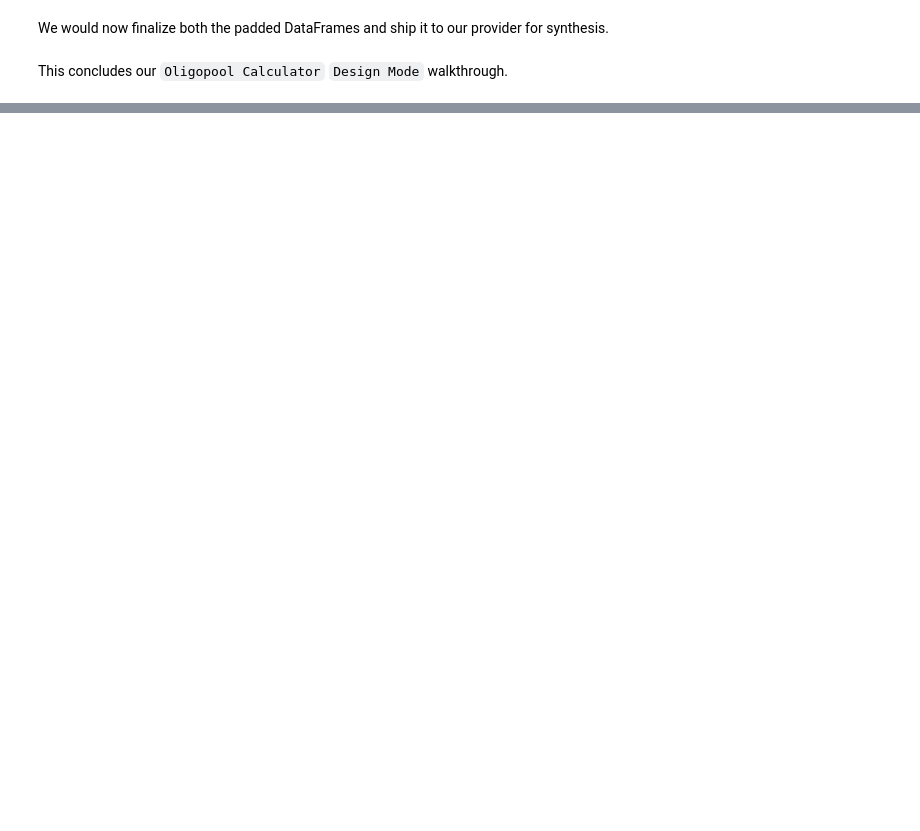
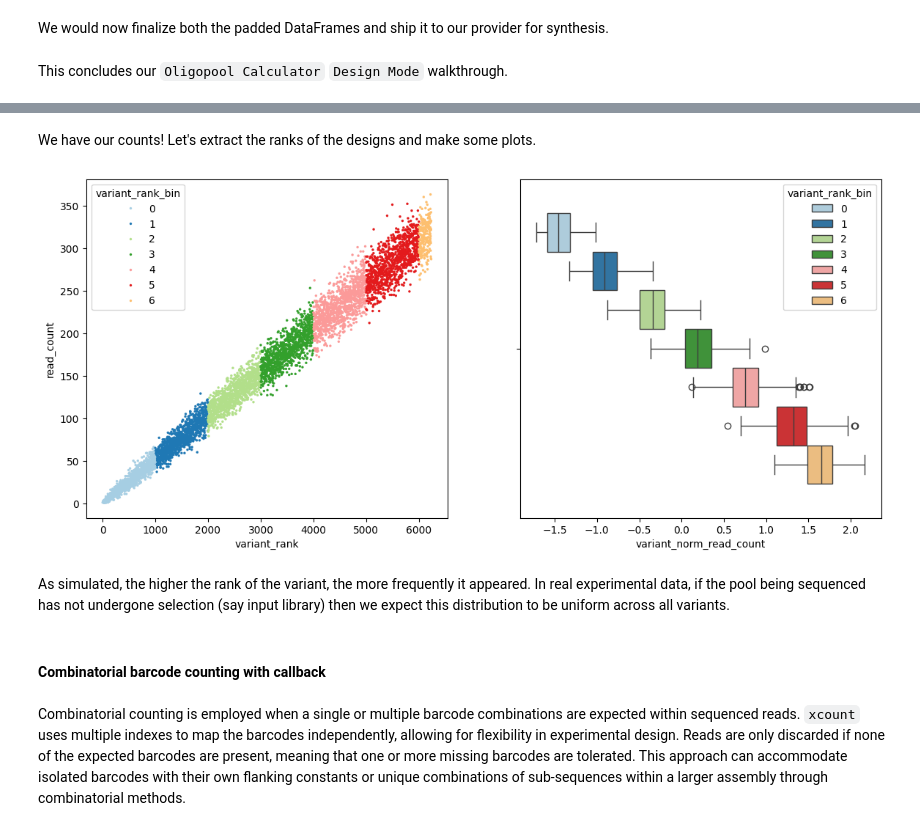
Before and after one commit to ayaanhossain/oligopool, a Jupyter notebook: examples/OligopoolCalculatorInAction.ipynb, the cells around one changed output, grey strips where cells are left out. Drawn from its saved outputs; the diff is of its cells as text; code cells hidden in the pictures; blank space fills up the shorter version.

```diff
--- a/examples/OligopoolCalculatorInAction.ipynb
+++ b/examples/OligopoolCalculatorInAction.ipynb
@@ -897,0 +1113,12 @@ This concludes our `Oligopool Calculator` `Design Mode` walkthrough.
+# %%
+ac_df, _ = op.acount(
+    index_file='BC2.oligopool.index', # Map BC2
+    pack_file='NGS.oligopool.pack',   # in our reads
+    count_file='AC',
+    mapping_type=1,      # Use sensitive/slow classification
+    barcode_errors=-1,   # Use model-based auto-inferred error tolerance
+    associate_errors=-1,
+    callback=None,
+    core_count=0,
+    memory_limit=0.0,
+    verbose=True)
@@ -897,0 +1154,31 @@ This concludes our `Oligopool Calculator` `Design Mode` walkthrough.
+# %% [markdown]
+We have our counts! Let's extract the ranks of the designs and make some plots.
+# %%
+ac_df['variant_rank'] = ac_df['BC2.ID'].transform(lambda x: int(x.split('_')[-1]))
+ac_df['variant_rank_bin'] = ac_df.variant_rank.transform(lambda x: x//1000)
+ac_df['variant_norm_read_count'] = (ac_df.Counts - ac_df.Counts.mean()) / ac_df.Counts.std()
+# %%
+fig,ax = plt.subplots(1, 2, figsize=(14,6))
+sns.scatterplot(
+    data=ac_df,
+    x='variant_rank', y='Counts',
+    hue='variant_rank_bin',
+    palette='Paired',
+    s=5, ec=None,
+    ax=ax[0]).set(
+        ylabel='read_count')
+sns.boxplot(
+    data=ac_df,
+    x='variant_norm_read_count',
+    hue='variant_rank_bin',
+    palette='Paired',
+    ax=ax[1])
+plt.show()
+# %% [output]
+[figure, added]
+# %% [markdown]
+As simulated, the higher the rank of the variant, the more frequently it appeared. In real experimental data, if the pool being sequenced has not undergone selection (say input library) then we expect this distribution to be uniform across all variants.
+# %% [markdown]
+#### Combinatorial barcode counting with callback
+# %% [markdown]
+Combinatorial counting is employed when a single or multiple barcode combinations are expected within sequenced reads. `xcount` uses multiple indexes to map the barcodes independently, allowing for flexibility in experimental design. Reads are only discarded if none of the expected barcodes are present, meaning that one or more missing barcodes are tolerated. This approach can accommodate isolated barcodes with their own flanking constants or unique combinations of sub-sequences within a larger assembly through combinatorial methods.
```
Also changed, not shown: parts of 106 cells of this notebook, 23 other files.
